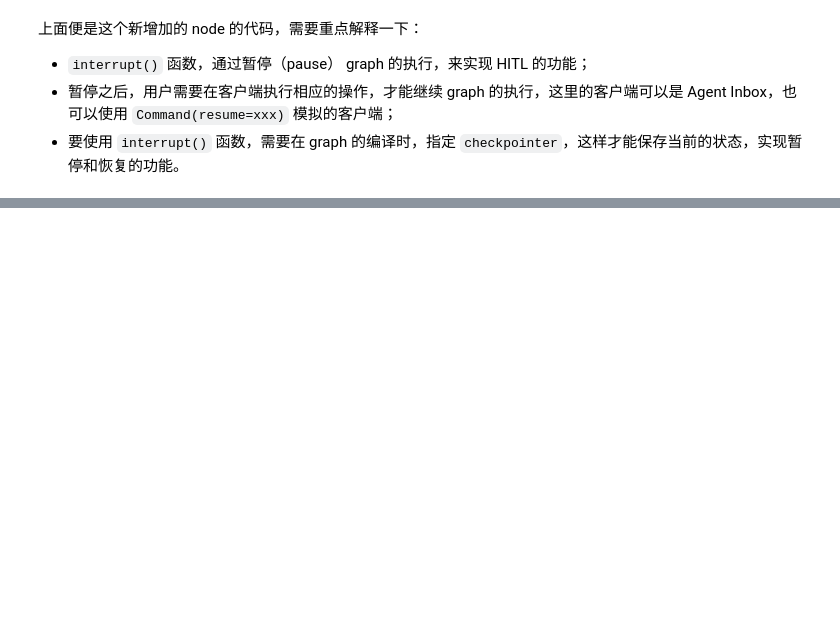
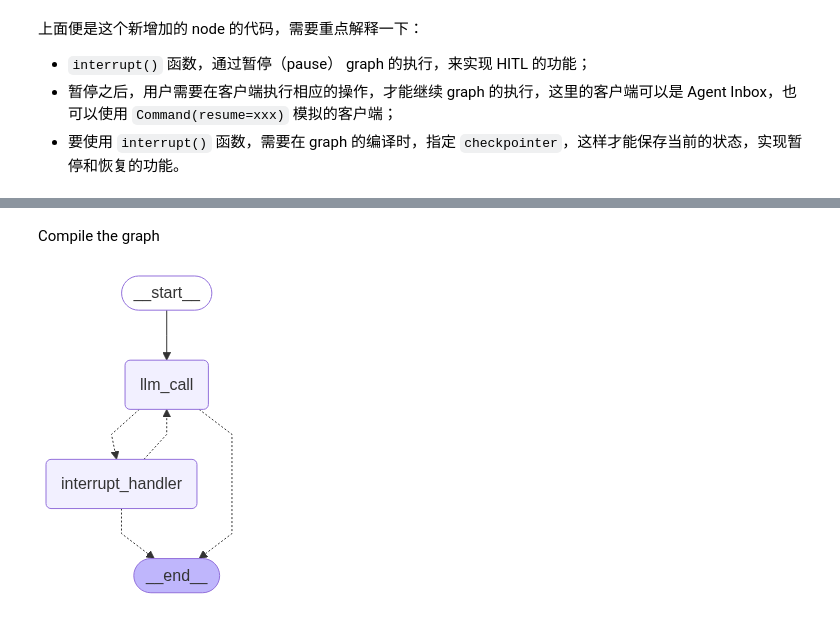
Before and after one commit to simfeng/agents-from-scratch, a Jupyter notebook: 05-human-in-the-loop/notebook.ipynb, the cells around one changed output, grey strips where cells are left out. Drawn from its saved outputs; the diff is of its cells as text; code cells hidden in the pictures; blank space fills up the shorter version.

```diff
--- a/05-human-in-the-loop/notebook.ipynb
+++ b/05-human-in-the-loop/notebook.ipynb
@@ -351,0 +603,37 @@ def interrupt_handler(state: State) -> Command[Literal["llm_call", "__end__"]]:
+# %% [markdown]
+Compile the graph
+# %%
+from src.utils import show_graph
+
+# Conditional edge function
+def should_continue(state: State) -> Literal["interrupt_handler", "__end__"]:
+    """Router to tool handler, or end if Done tool called"""
+
+    messages = state["messages"]
+    last_message = messages[-1]
+    if last_message.tool_calls:
+        for tool_call in last_message.tool_calls:
+            if tool_call["name"] == "Done":
+                return END
+            else:
+                return "interrupt_handler"
+
+# Build workflow of response agent
+agent_builder = StateGraph(State)
+
+# Add nodes
+agent_builder.add_node("llm_call", llm_call)
+agent_builder.add_node("interrupt_handler", interrupt_handler)
+
+# Add edges
+agent_builder.add_edge(START, "llm_call")
+agent_builder.add_conditional_edges("llm_call", should_continue, {
+    "interrupt_handler": "interrupt_handler",
+    END: END,
+})
+
+# Compile the response agent
+response_agent = agent_builder.compile()
+show_graph(response_agent)
+# %% [output]
+[figure, added]
```
Also changed, not shown: parts of 9 cells of this notebook.
